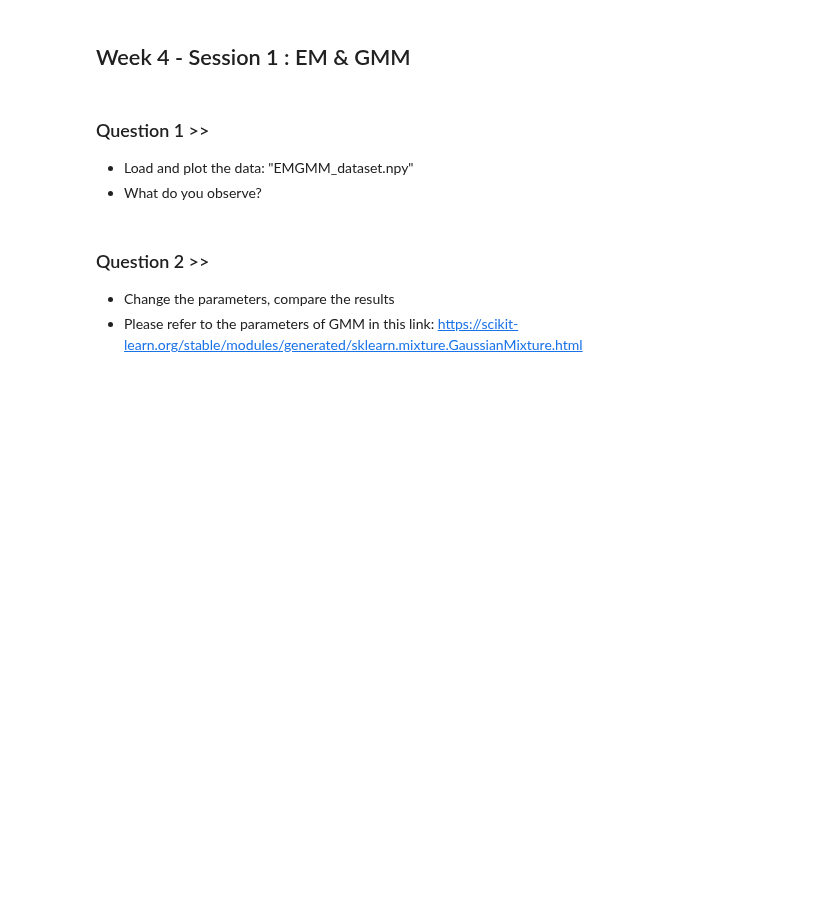
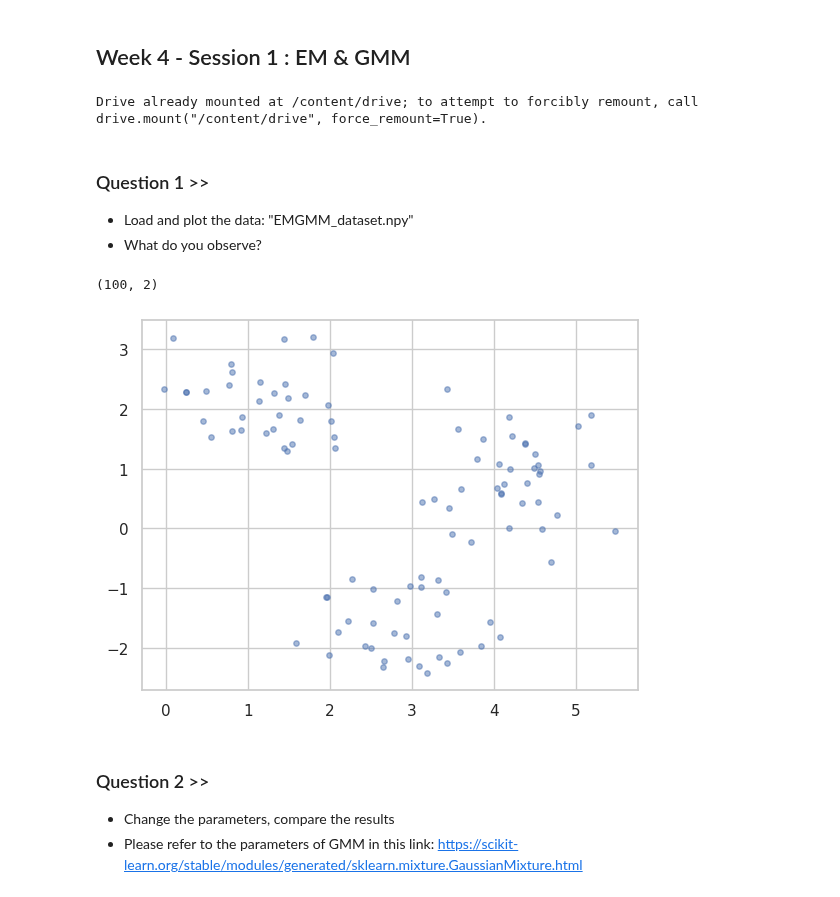
Before and after one commit to michaelwnau/ai-academy-machine-learning-2023, a Jupyter notebook: EMGMM_demo.ipynb, the cells around one changed output. Drawn from its saved outputs; the diff is of its cells as text; code cells hidden in the pictures; blank space fills up the shorter version.

```diff
--- a/EMGMM_demo.ipynb
+++ b/EMGMM_demo.ipynb
@@ -2,6 +2,11 @@
 <a href="https://colab.research.google.com/github/michaelwnau/ai-academy-machine-learning-2023/blob/main/EMGMM_demo.ipynb" target="_parent"><img src="https://colab.research.google.com/assets/colab-badge.svg" alt="Open In Colab"/></a>
 # %% [markdown]
 ## Week 4 - Session 1 : EM & GMM
+# %%
+from google.colab import drive
+drive.mount('/content/drive')
+# %% [output]
+Drive already mounted at /content/drive; to attempt to forcibly remount, call drive.mount("/content/drive", force_remount=True).
 # %%
 # This code is released under the MIT license.
 %matplotlib inline
@@ -56,9 +61,12 @@ def plot_scatter(X):
 * Load and plot the data: "EMGMM_dataset.npy"
 * What do you observe?
 # %%
-data = np.load("EMGMM_dataset.npy")
+data = np.load("/content/drive/MyDrive/week-4/3_W4S1_Code_EMGMM/3_W4S1_Code_EMGMM/EMGMM_dataset.npy")
 print(data.shape)
 plot_scatter(data)
+# %% [output]
+(100, 2)
+[figure, added]
 # %% [markdown]
 ### Question 2 >>
 * Change the parameters, compare the results
```
Also changed, not shown: parts of 8 cells of this notebook.
